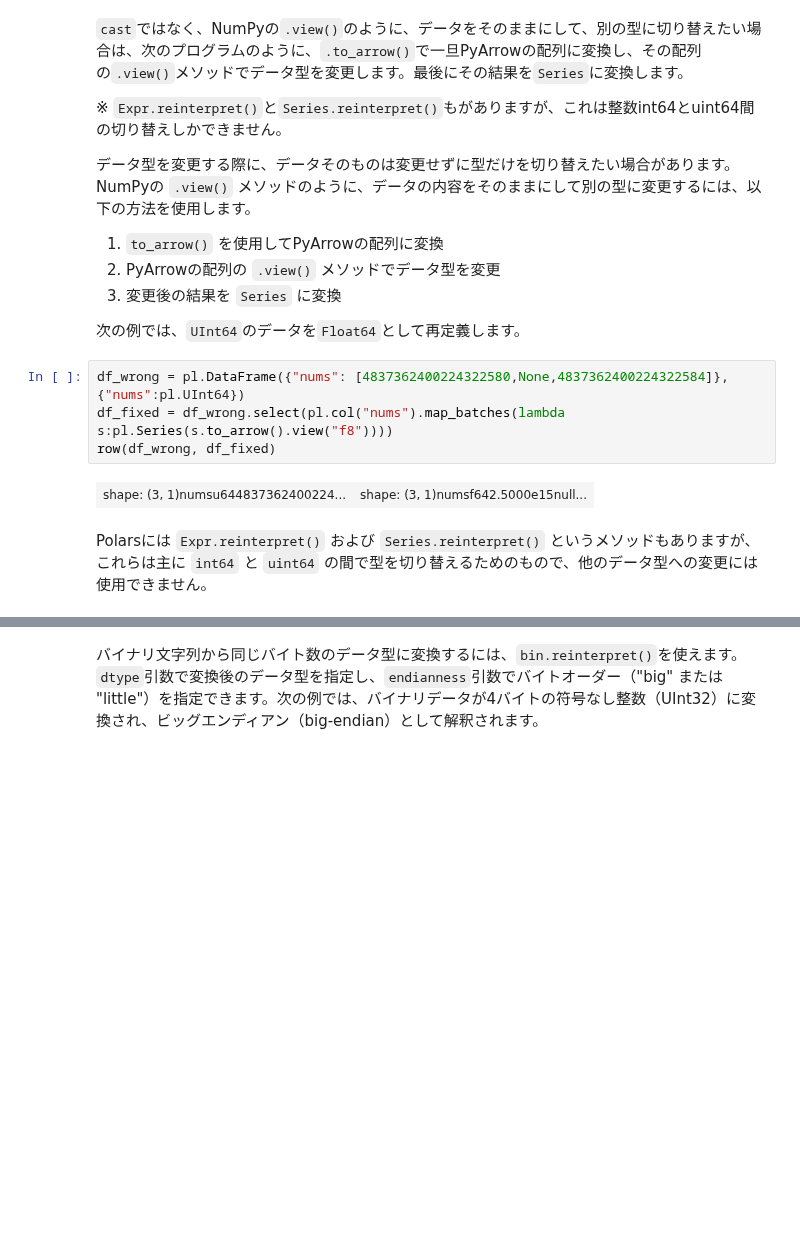
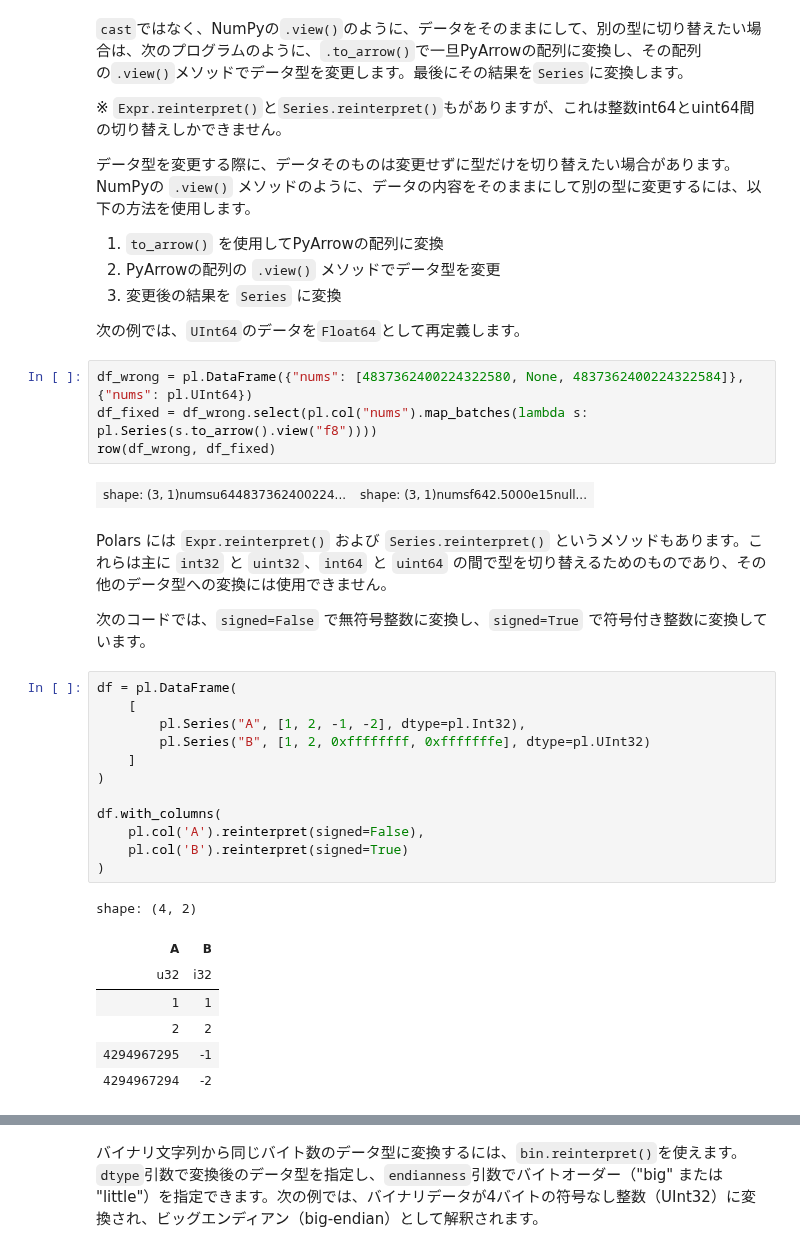
Before and after one commit to ruoyu0088/polars_guide, a Jupyter notebook: polars_guide/020_polars_datatype.ipynb, the cells around one changed output, grey strips where cells are left out. Drawn from its saved outputs; the diff is of its cells as text; blank space fills up the shorter version.

Commit message:
add signed <-> unsigned convertion

```diff
--- a/polars_guide/020_polars_datatype.ipynb
+++ b/polars_guide/020_polars_datatype.ipynb
@@ -134,10 +134,32 @@ shape: (4, 3)
 
 次の例では、`UInt64`のデータを`Float64`として再定義します。
 # %%
-df_wrong = pl.DataFrame({"nums": [4837362400224322580,None,4837362400224322584]}, {"nums":pl.UInt64})
-df_fixed = df_wrong.select(pl.col("nums").map_batches(lambda s:pl.Series(s.to_arrow().view("f8"))))
+df_wrong = pl.DataFrame({"nums": [4837362400224322580, None, 4837362400224322584]}, {"nums": pl.UInt64})
+df_fixed = df_wrong.select(pl.col("nums").map_batches(lambda s: pl.Series(s.to_arrow().view("f8"))))
 row(df_wrong, df_fixed)
 # %% [output]
 | shape: (3, 1)numsu644837362400224... | shape: (3, 1)numsf642.5000e15null... |
 # %% [markdown]
-Polarsには `Expr.reinterpret()` および `Series.reinterpret()` というメソッドもありますが、これらは主に `int64` と `uint64` の間で型を切り替えるためのもので、他のデータ型への変更には使用できません。
+Polars には `Expr.reinterpret()` および `Series.reinterpret()` というメソッドもあります。これらは主に `int32` と `uint32`、`int64` と `uint64` の間で型を切り替えるためのものであり、その他のデータ型への変換には使用できません。
+
+次のコードでは、`signed=False` で無符号整数に変換し、`signed=True` で符号付き整数に変換しています。
+# %%
+df = pl.DataFrame(
+    [
+        pl.Series("A", [1, 2, -1, -2], dtype=pl.Int32),
+        pl.Series("B", [1, 2, 0xffffffff, 0xfffffffe], dtype=pl.UInt32)
+    ]
+)
+
+df.with_columns(
+    pl.col('A').reinterpret(signed=False),
+    pl.col('B').reinterpret(signed=True)
+)
+# %% [output]
+shape: (4, 2)
+| A | B |
+| u32 | i32 |
+| 1 | 1 |
+| 2 | 2 |
+| 4294967295 | -1 |
+| 4294967294 | -2 |
```
Also changed, not shown: parts of 2 cells of this notebook.
